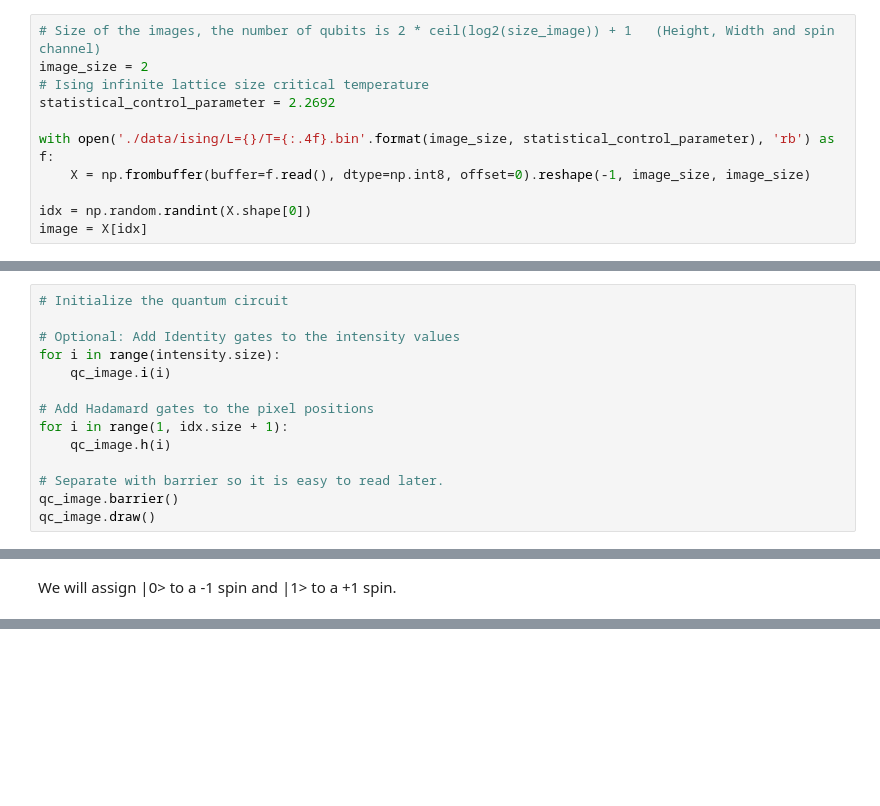
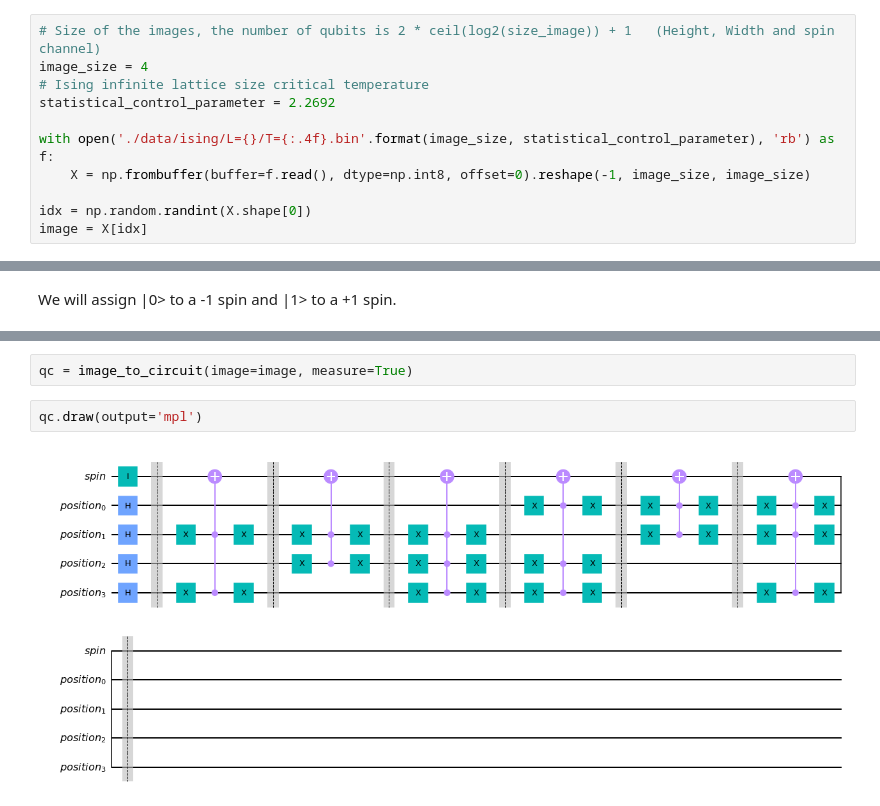
Before and after one commit to MatthieuSarkis/Ising-QIP, a Jupyter notebook: src/qip/qip_ising.ipynb, the cells around one changed output, grey strips where cells are left out. Saved outputs shown, nothing was run; the diff lists cells and outputs as text; blank space fills up the shorter version.

```diff
--- a/src/qip/qip_ising.ipynb
+++ b/src/qip/qip_ising.ipynb
@@ -21,7 +21,7 @@ np.random.seed(seed)
 ## Importing the data
 # %%
 # Size of the images, the number of qubits is 2 * ceil(log2(size_image)) + 1   (Height, Width and spin channel)
-image_size = 2
+image_size = 4
 # Ising infinite lattice size critical temperature
 statistical_control_parameter = 2.2692
 
@@ -89,14 +66,0 @@ intensity:
-# %%
-# Initialize the quantum circuit
-
-# Optional: Add Identity gates to the intensity values
-for i in range(intensity.size):
-    qc_image.i(i)
-
-# Add Hadamard gates to the pixel positions
-for i in range(1, idx.size + 1):
-    qc_image.h(i)
-
-# Separate with barrier so it is easy to read later.
-qc_image.barrier()
-qc_image.draw()
@@ -226,3 +128,9 @@ intensity_5: ┤ I ├─░─┤ I ├─░────────┼──
+# %%
+qc = image_to_circuit(image=image, measure=True)
+# %%
+qc.draw(output='mpl')
+# %% [output]
+[figure, added]
 # %%
 print('Circuit dimensions')
 print('Circuit depth: ', qc_image.decompose().depth())
```
Also changed, not shown: parts of 14 cells of this notebook, 4 other files.
